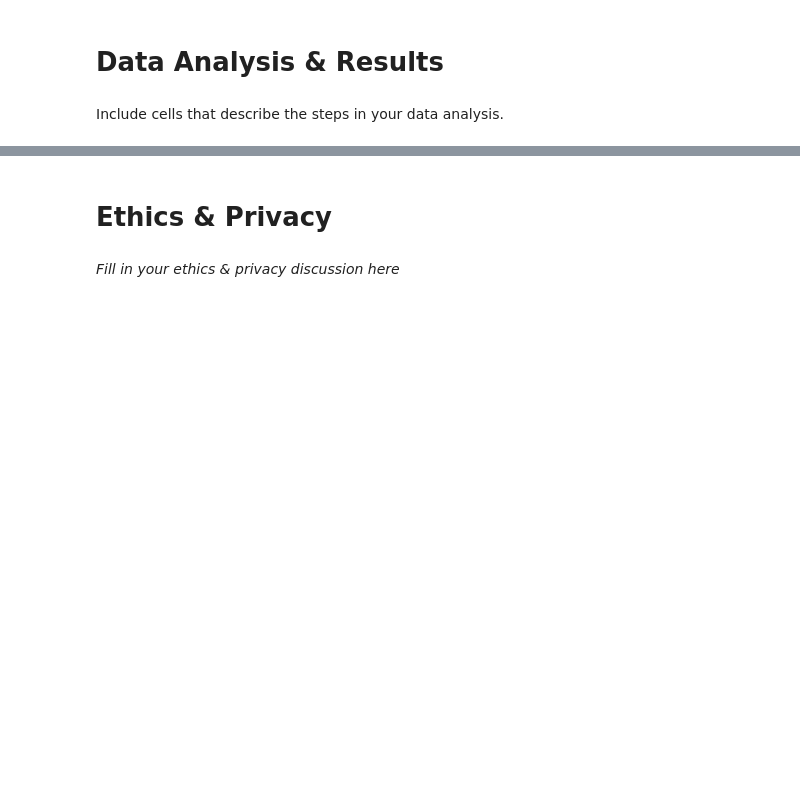
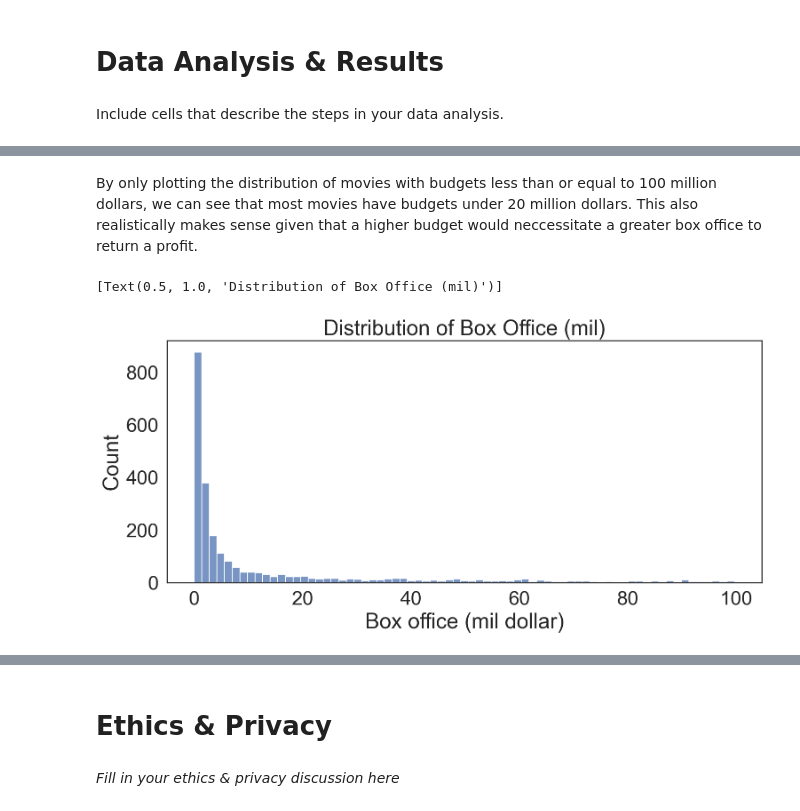
Before and after one commit to jjoycehu/pred-box-office, a Jupyter notebook: FinalProjectGroup_078-Fa22.ipynb, the cells around one changed output, grey strips where cells are left out. Cells and saved outputs as stored; diff of their text form; code cells hidden in the pictures; blank space fills up the shorter version.

```diff
--- a/FinalProjectGroup_078-Fa22.ipynb
+++ b/FinalProjectGroup_078-Fa22.ipynb
@@ -561,0 +615,8 @@ Include cells that describe the steps in your data analysis.
+# %% [markdown]
+By only plotting the distribution of movies with budgets less than or equal to 100 million dollars, we can see that most movies have budgets under 20 million dollars. This also realistically makes sense given that a higher budget would neccessitate a greater box office to return a profit.
+# %%
+#Box Office distribution with outliers removed
+sns.histplot(quant[quant['Box office (mil dollar)'] <= 100]['Box office (mil dollar)']).set(title='Distribution of Box Office (mil)')
+# %% [output]
+[Text(0.5, 1.0, 'Distribution of Box Office (mil)')]
+[figure, added]
```
Also changed, not shown: parts of 14 cells of this notebook.
